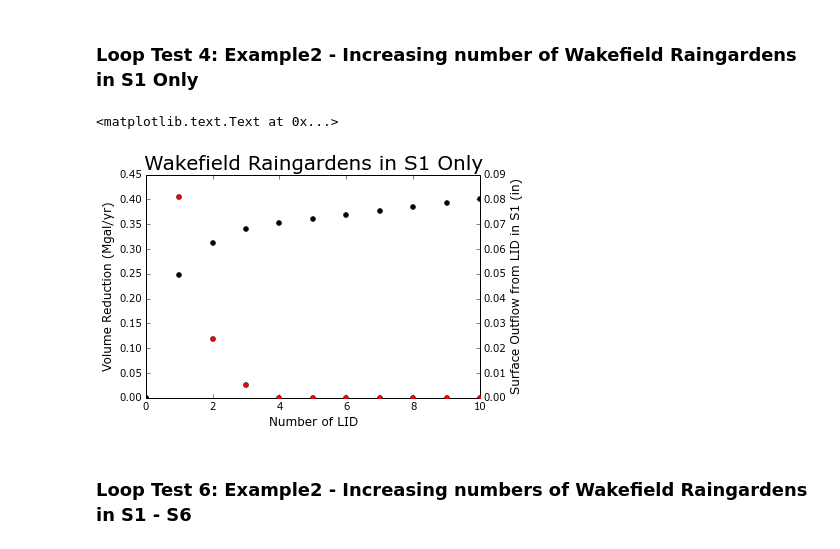
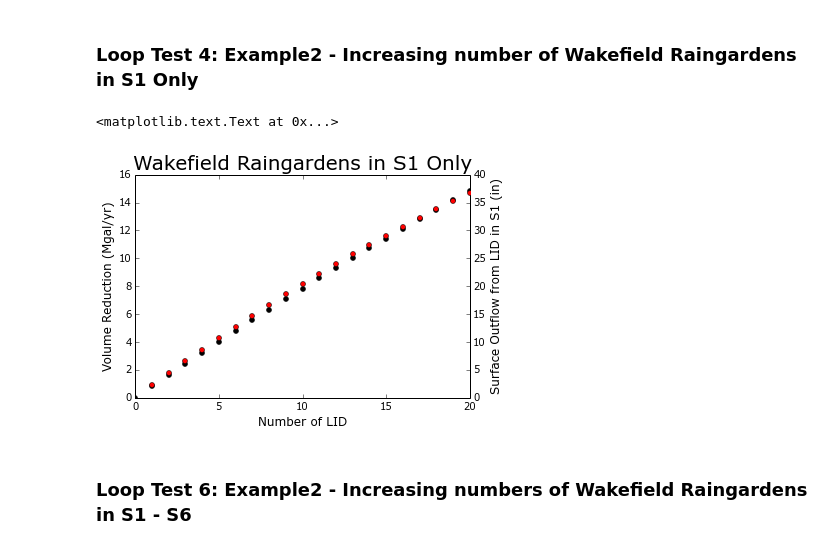
Before and after one commit to amcgarity/SWMMWise, a Jupyter notebook: Wingo_Vary_Number_of_Wakefield_LIDs_Plots.ipynb, the cells around one changed output. Cells and saved outputs as stored; diff of their text form; code cells hidden in the pictures.

```diff
--- a/Wingo_Vary_Number_of_Wakefield_LIDs_Plots.ipynb
+++ b/Wingo_Vary_Number_of_Wakefield_LIDs_Plots.ipynb
@@ -55,19 +55,19 @@ collectionNames
 # %% [markdown]
 ### Loop Test 4: Example2 - Increasing number of Wakefield Raingardens in S1 Only
 # %%
-collectionName = 'y16m01d28_loop_run_1'
+collectionName = 'y16m01d29_Wakefield_loop_run_2'
 (numList,volReductionList,totalSurfaceOutflowList) = volume_reduction_and_runoff_volume_vs_lid_number(collectionName)
 (fig, ax1) = plt.subplots()
 ax1.plot(numList,volReductionList,'ko',markersize = 5)
 ax1.set_xlabel("Number of LID",fontsize=12)
 ax1.set_ylabel("Volume Reduction (Mgal/yr)",fontsize=12)
 ax2 = ax1.twinx()
 ax2.plot(numList,totalSurfaceOutflowList,'ro',markersize = 5)
 ax2.set_ylabel("Surface Outflow from LID in S1 (in)",fontsize=12)
 plt.title('Wakefield Raingardens in S1 Only',fontsize=20)
 # %% [output]
 <matplotlib.text.Text at 0x...>
-[figure, old version]
+[figure, new version]
 # %% [markdown]
 ### Loop Test 6: Example2 - Increasing numbers of Wakefield Raingardens in S1 - S6
 # %%
```
Also changed, not shown: parts of 2 cells of this notebook, 24 other files.
